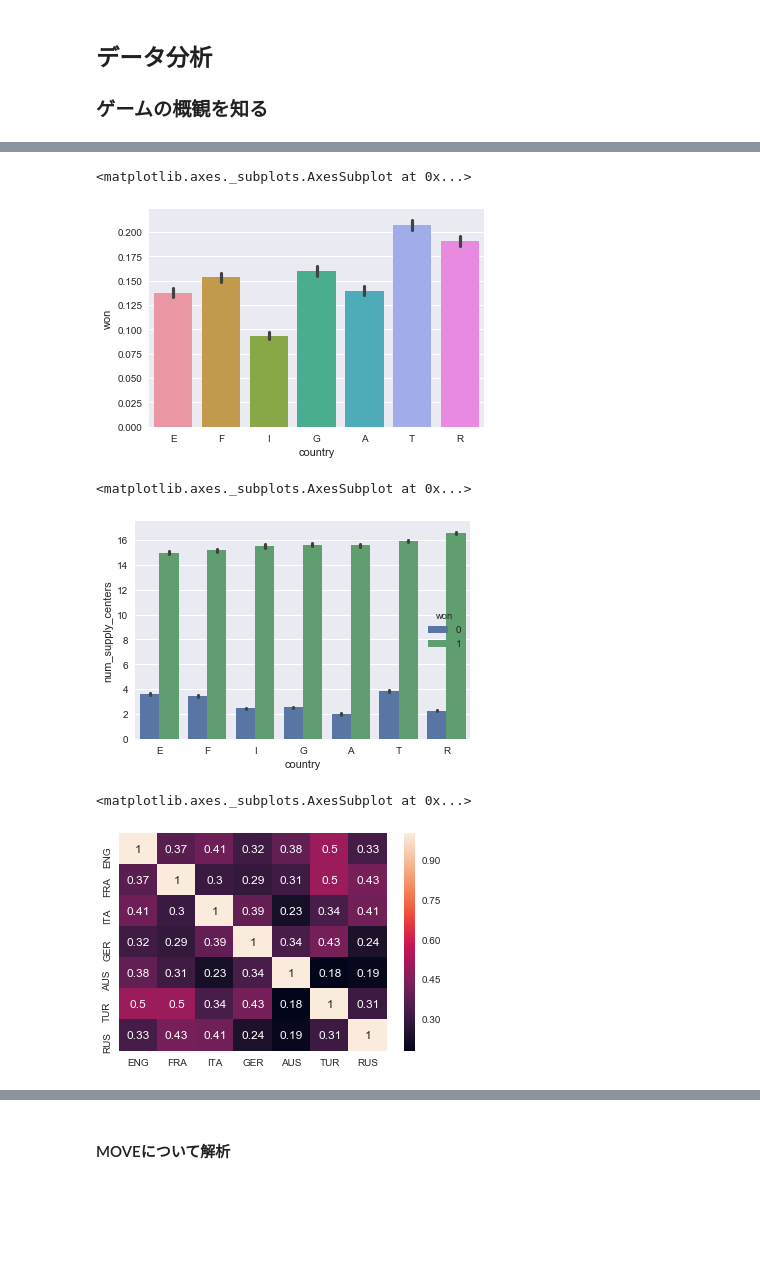
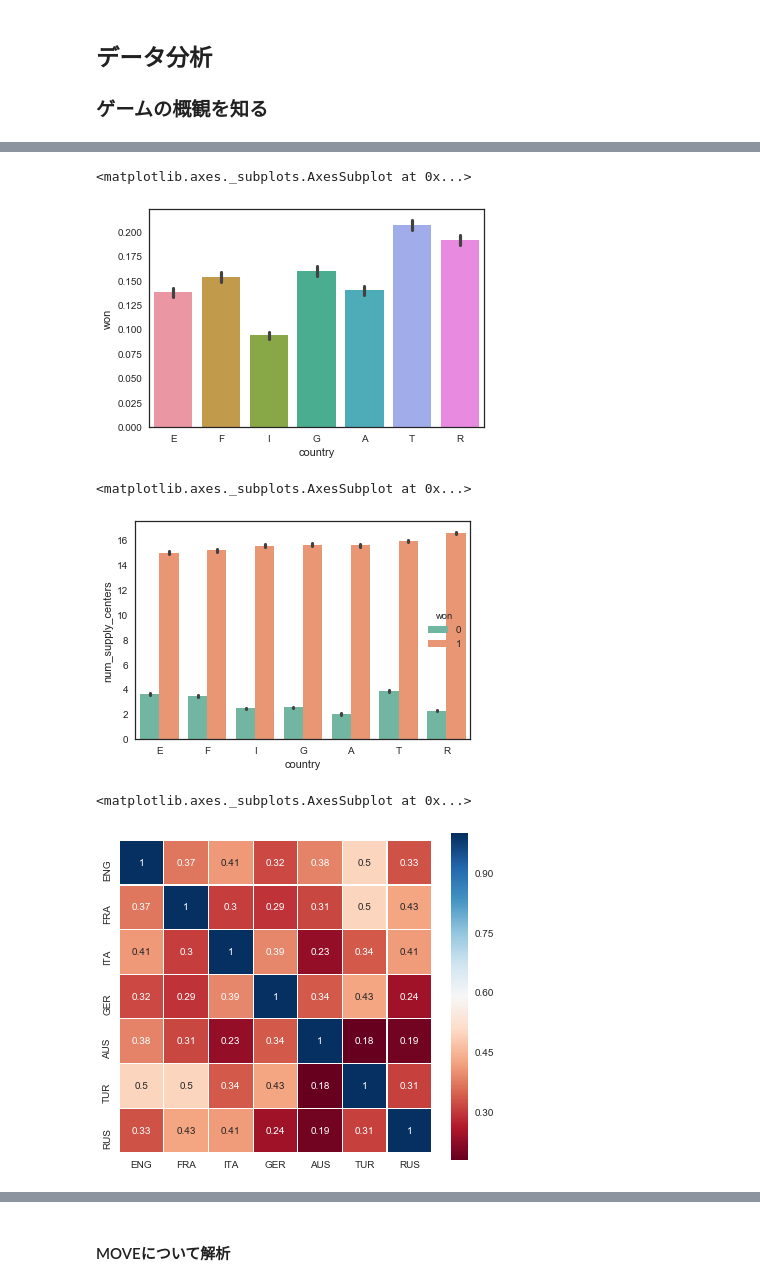
Before and after one commit to sorashido/DiplomacyPredict, a Jupyter notebook: src/v2.ipynb, the cells around one changed output, grey strips where cells are left out. Saved outputs shown, nothing was run; the diff lists cells and outputs as text; code cells hidden in the pictures; blank space fills up the shorter version.

```diff
--- a/src/v2.ipynb
+++ b/src/v2.ipynb
@@ -1,6 +1,11 @@
 # %%
 import pandas as pd
 import numpy as np
+import seaborn as sns
+sns.set(style='white', context='notebook', palette='Set2')
+
+import matplotlib.pyplot as plt
+%matplotlib inline
 # %%
 games = pd.read_csv("../dataset/online-data/games.csv")
 units = pd.read_csv("../dataset/online-data/units.csv")
@@ -62,7 +79,6 @@ import seaborn as sns
 ### ゲームの概観を知る
 # %%
 # 1ゲームあたりのターン数
-sns.set()
 x = turns['year']
 sns.distplot(x, kde=False, rug=False, bins=100)
 # %% [output]
@@ -73,29 +89,31 @@ sns.distplot(x, kde=False, rug=False, bins=100)
 sns.barplot(x="country", y="won", data = players)
 # %% [output]
 <matplotlib.axes._subplots.AxesSubplot at 0x...>
-[figure, old version]
+[figure, new version]
 # %%
 # 国ごとの補給地の数（平均, 勝ち負け別）
 sns.barplot(x="country", y="num_supply_centers", hue="won", data = players)
 # %% [output]
 <matplotlib.axes._subplots.AxesSubplot at 0x...>
-[figure, old version]
+[figure, new version]
 # %%
 # 国と終了ターンの相関を調べる
 correlation_matrix = np.corrcoef([players[(players["country"] == "E")]["end_turn"],
            players[(players["country"] == "F")]["end_turn"],
            players[(players["country"] == "I")]["end_turn"],
            players[(players["country"] == "G")]["end_turn"],
            players[(players["country"] == "A")]["end_turn"],
            players[(players["country"] == "T")]["end_turn"],
            players[(players["country"] == "R")]["end_turn"]])
 correlation_matrix = pd.DataFrame(correlation_matrix)
 correlation_matrix = correlation_matrix.rename(columns={0:"ENG", 1:"FRA", 2:"ITA", 3:"GER", 4:"AUS", 5:"TUR", 6:"RUS"},
                                               index={0:"ENG", 1:"FRA", 2:"ITA", 3:"GER", 4:"AUS", 5:"TUR", 6:"RUS"})
-sns.heatmap(correlation_matrix, annot=True)
+
+plt.figure(figsize=(7,6))
+sns.heatmap(correlation_matrix, annot=True, linewidths=0.1, square=True, cmap="RdBu")
 # %% [output]
 <matplotlib.axes._subplots.AxesSubplot at 0x...>
-[figure, old version]
+[figure, new version]
 # %% [markdown]
 ### [wip] unitの動きについて分析
 <img src="../img/maxresdefault.jpg" width="300">
```
Also changed, not shown: parts of 3 cells of this notebook, 1 other file.
